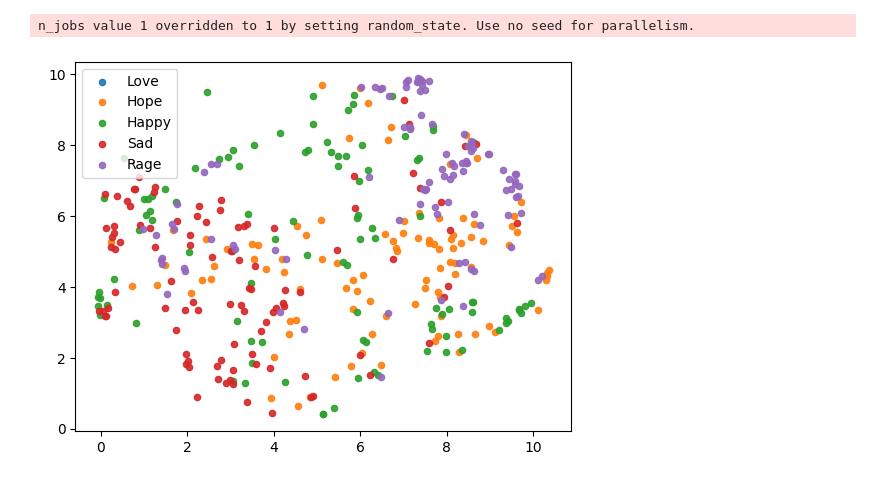
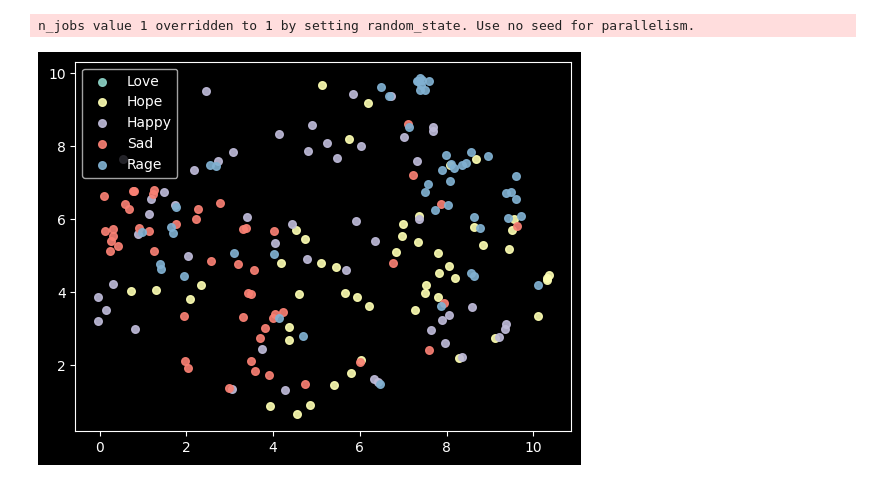
Before and after one commit to lluuww0112/Pllog, a Jupyter notebook: model/history_visualizetion/visualization.ipynb, the cells around one changed output. Saved outputs shown, nothing was run; the diff lists cells and outputs as text; code cells hidden in the pictures.

```diff
--- a/model/history_visualizetion/visualization.ipynb
+++ b/model/history_visualizetion/visualization.ipynb
@@ -56,20 +62,22 @@ X_umap2 = umap_model_2d.transform(cross_data)
 # %% [output]
 n_jobs value 1 overridden to 1 by setting random_state. Use no seed for parallelism.
 # %%
-def draw_scatter(data, X_umap2, size=20, alpha=0.9, sample_num=100):
+plt.style.use("dark_background")
+
+def draw_scatter(data, X_umap2, size=30, alpha=0.9, sample_num=50):
     love = data[data["emotion"] == "시링"].iloc[:sample_num].index
     hope = data[data["emotion"] == "희망"].iloc[:sample_num].index
     happy = data[data["emotion"] == "행복"].iloc[:sample_num].index
     sad = data[data["emotion"] == "슬픔"].iloc[:sample_num].index
     rage = data[data["emotion"] == "분노"].iloc[:sample_num].index
 
     plt.scatter(X_umap2[love, 0], X_umap2[love, 1], s=size, alpha=alpha)
     plt.scatter(X_umap2[hope, 0], X_umap2[hope, 1], s=size, alpha=alpha)
     plt.scatter(X_umap2[happy, 0], X_umap2[happy, 1], s=size, alpha=alpha)
     plt.scatter(X_umap2[sad, 0], X_umap2[sad, 1], s=size, alpha=alpha)
     plt.scatter(X_umap2[rage, 0], X_umap2[rage, 1], s=size, alpha=alpha)
     plt.legend(["Love", "Hope", "Happy", "Sad", "Rage"])
 
 draw_scatter(data, X_umap2)
 # %% [output]
-[figure, old version]
+[figure, new version]
```
Also changed, not shown: parts of 1 cell of this notebook, 1 other file.
